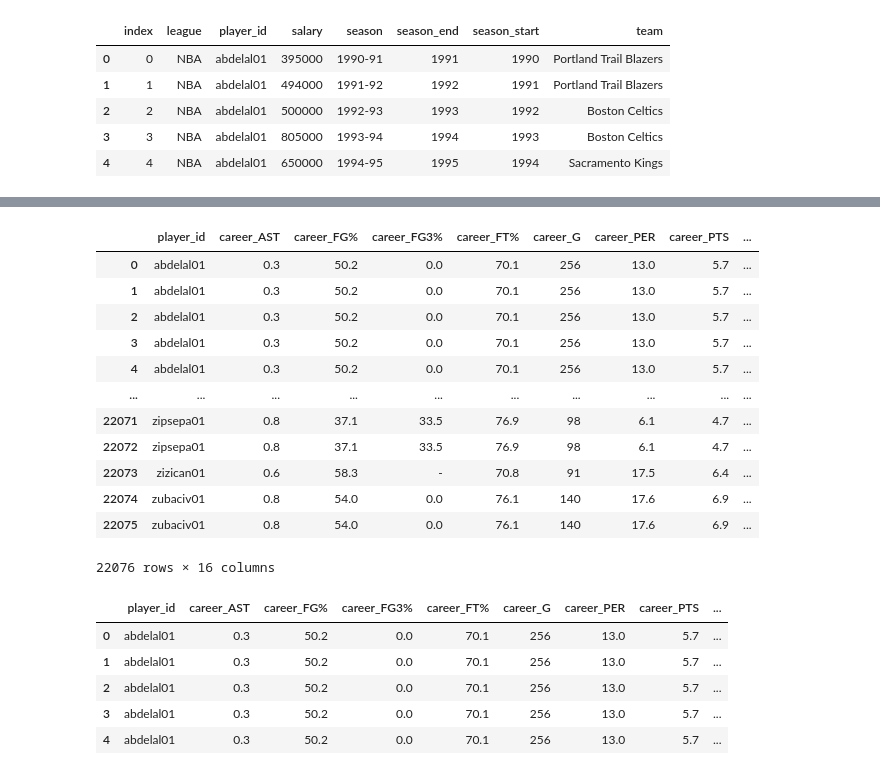
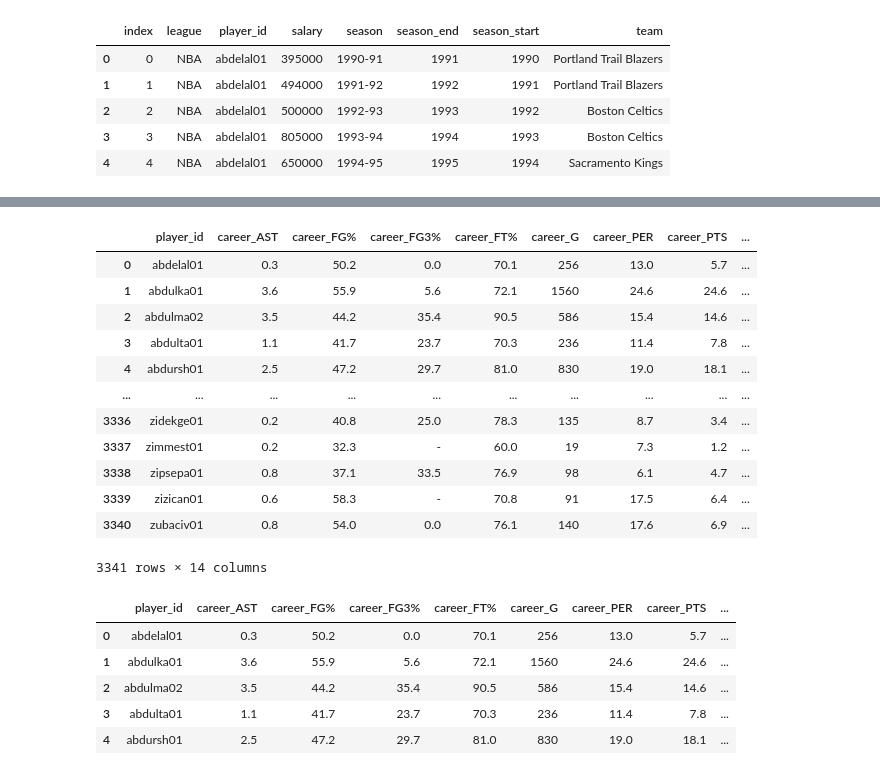
Before and after one commit to stephaanieyou/216project, a Jupyter notebook: performance.ipynb, the cells around one changed output, grey strips where cells are left out. Saved outputs shown, nothing was run; the diff lists cells and outputs as text; code cells hidden in the pictures.

Commit message:
Scratch that, data is cleaned, new statistic normalized salary added, starting modeling process now

```diff
--- a/performance.ipynb
+++ b/performance.ipynb
@@ -60,6 +60,15 @@ salaries.head()
 | 4 | 4 | NBA | abdelal01 | 650000 | 1994-95 | 1995 | 1994 | Sacramento Kings |
 # %%
 # season category redundant, all leagues are also NBA (checked by value_counts()), so we can drop it too
-salaries = salaries.drop(['league', 'season', 'season_end'], axis=1)
+salaries = salaries.drop(['league', 'season', 'season_end','index'], axis=1)
+salaries['salary'] = salaries['salary'].astype(int)
+salaries['season_start'] = pd.to_datetime(salaries['season_start'], format='%Y')
+def normalize_by_year(x):
+    # x is a DataFrame of group values
+    x['salary'] /= x['salary'].max()
+    return x
+salaries = salaries.groupby('season_start', group_keys=False).apply(normalize_by_year)
+salaries.rename(columns={'salary':'Normalized Salary'}, inplace=True)
+salaries = salaries.groupby('player_id', group_keys=False)['Normalized Salary'].max()
 salaries
 # %% [output]
@@ -79,21 +88,21 @@ salaries
 # %%
 historical = pd.merge(player_positions, salaries, how='right', on='player_id')
-historical = historical.drop(['index_x', 'index_y'], axis=1)
+historical = historical.drop('index', axis=1)
 historical
 # %% [output]
 |  | player_id | career_AST | career_FG% | career_FG3% | career_FT% | career_G | career_PER | career_PTS | ... |
 | 0 | abdelal01 | 0.3 | 50.2 | 0.0 | 70.1 | 256 | 13.0 | 5.7 | ... |
-| 1 | abdelal01 | 0.3 | 50.2 | 0.0 | 70.1 | 256 | 13.0 | 5.7 | ... |
-| 2 | abdelal01 | 0.3 | 50.2 | 0.0 | 70.1 | 256 | 13.0 | 5.7 | ... |
-| 3 | abdelal01 | 0.3 | 50.2 | 0.0 | 70.1 | 256 | 13.0 | 5.7 | ... |
-| 4 | abdelal01 | 0.3 | 50.2 | 0.0 | 70.1 | 256 | 13.0 | 5.7 | ... |
+| 1 | abdulka01 | 3.6 | 55.9 | 5.6 | 72.1 | 1560 | 24.6 | 24.6 | ... |
+| 2 | abdulma02 | 3.5 | 44.2 | 35.4 | 90.5 | 586 | 15.4 | 14.6 | ... |
+| 3 | abdulta01 | 1.1 | 41.7 | 23.7 | 70.3 | 236 | 11.4 | 7.8 | ... |
+| 4 | abdursh01 | 2.5 | 47.2 | 29.7 | 81.0 | 830 | 19.0 | 18.1 | ... |
 | ... | ... | ... | ... | ... | ... | ... | ... | ... | ... |
-| 22071 | zipsepa01 | 0.8 | 37.1 | 33.5 | 76.9 | 98 | 6.1 | 4.7 | ... |
-| 22072 | zipsepa01 | 0.8 | 37.1 | 33.5 | 76.9 | 98 | 6.1 | 4.7 | ... |
-| 22073 | zizican01 | 0.6 | 58.3 | - | 70.8 | 91 | 17.5 | 6.4 | ... |
-| 22074 | zubaciv01 | 0.8 | 54.0 | 0.0 | 76.1 | 140 | 17.6 | 6.9 | ... |
-| 22075 | zubaciv01 | 0.8 | 54.0 | 0.0 | 76.1 | 140 | 17.6 | 6.9 | ... |
+| 3336 | zidekge01 | 0.2 | 40.8 | 25.0 | 78.3 | 135 | 8.7 | 3.4 | ... |
+| 3337 | zimmest01 | 0.2 | 32.3 | - | 60.0 | 19 | 7.3 | 1.2 | ... |
+| 3338 | zipsepa01 | 0.8 | 37.1 | 33.5 | 76.9 | 98 | 6.1 | 4.7 | ... |
+| 3339 | zizican01 | 0.6 | 58.3 | - | 70.8 | 91 | 17.5 | 6.4 | ... |
+| 3340 | zubaciv01 | 0.8 | 54.0 | 0.0 | 76.1 | 140 | 17.6 | 6.9 | ... |
-22076 rows × 16 columns
+3341 rows × 14 columns
 # %%
 historical.head()
 historical['position'] = historical['position'].astype('string')
@@ -103,10 +112,10 @@ historical.head()
 # %% [output]
 |  | player_id | career_AST | career_FG% | career_FG3% | career_FT% | career_G | career_PER | career_PTS | ... |
 | 0 | abdelal01 | 0.3 | 50.2 | 0.0 | 70.1 | 256 | 13.0 | 5.7 | ... |
-| 1 | abdelal01 | 0.3 | 50.2 | 0.0 | 70.1 | 256 | 13.0 | 5.7 | ... |
-| 2 | abdelal01 | 0.3 | 50.2 | 0.0 | 70.1 | 256 | 13.0 | 5.7 | ... |
-| 3 | abdelal01 | 0.3 | 50.2 | 0.0 | 70.1 | 256 | 13.0 | 5.7 | ... |
-| 4 | abdelal01 | 0.3 | 50.2 | 0.0 | 70.1 | 256 | 13.0 | 5.7 | ... |
+| 1 | abdulka01 | 3.6 | 55.9 | 5.6 | 72.1 | 1560 | 24.6 | 24.6 | ... |
+| 2 | abdulma02 | 3.5 | 44.2 | 35.4 | 90.5 | 586 | 15.4 | 14.6 | ... |
+| 3 | abdulta01 | 1.1 | 41.7 | 23.7 | 70.3 | 236 | 11.4 | 7.8 | ... |
+| 4 | abdursh01 | 2.5 | 47.2 | 29.7 | 81.0 | 830 | 19.0 | 18.1 | ... |
 # %%
 historical.dtypes
 # %% [output]
```
Also changed, not shown: parts of 4 cells of this notebook.
